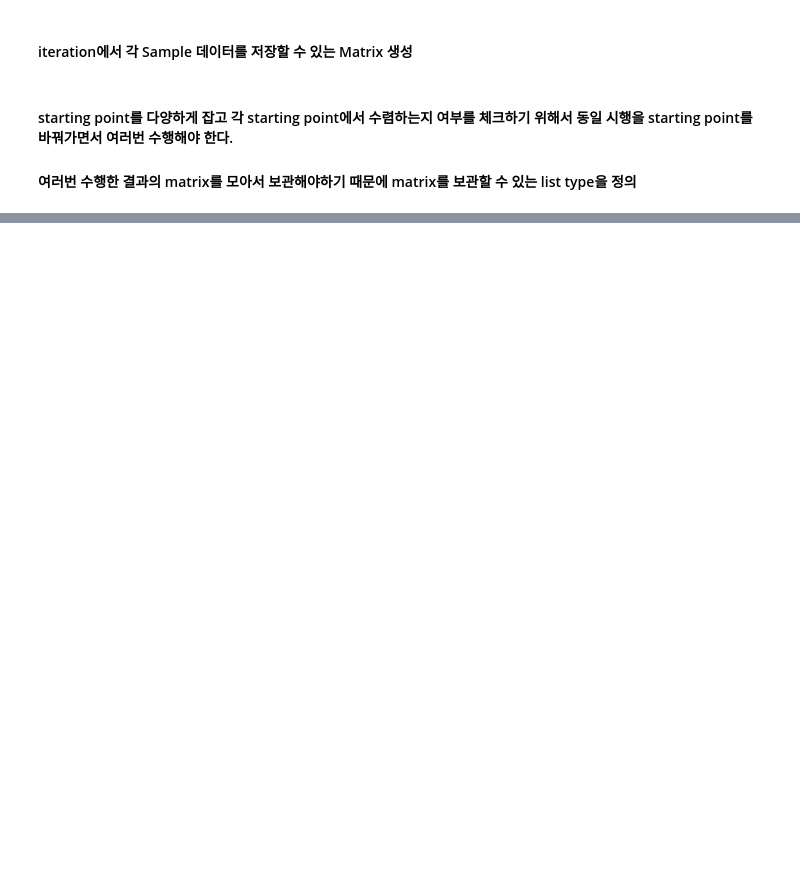
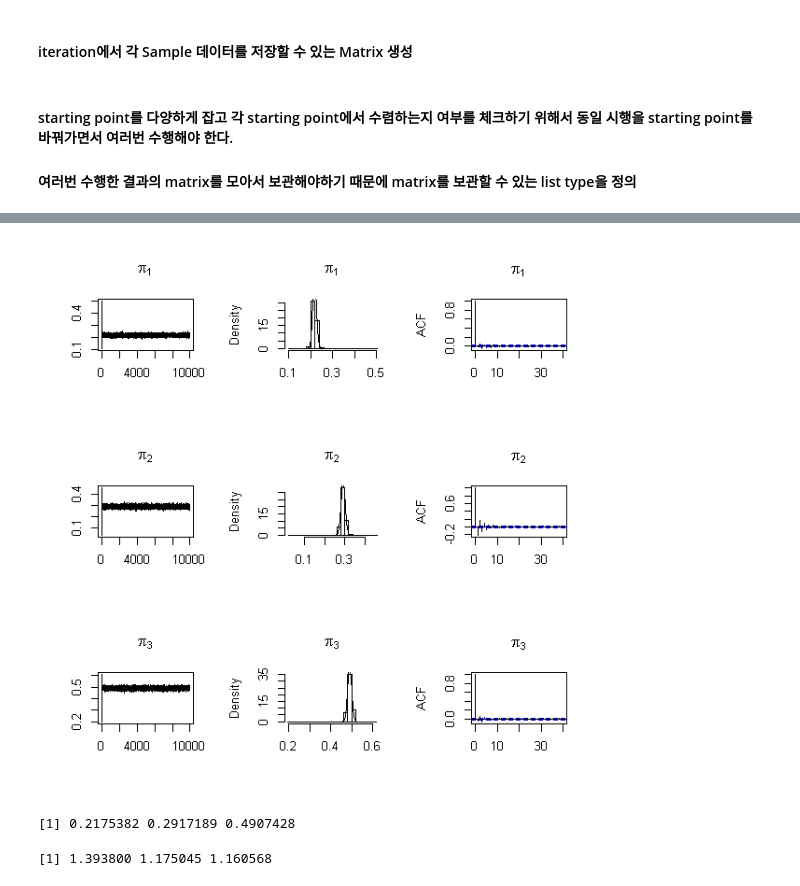
Before and after one commit to seolbluewings/R_code, a Jupyter notebook: 13.Gaussian Mixture Model.ipynb, the cells around one changed output, grey strips where cells are left out. Saved outputs shown, nothing was run; the diff lists cells and outputs as text; code cells hidden in the pictures; blank space fills up the shorter version.

```diff
--- a/13.Gaussian Mixture Model.ipynb
+++ b/13.Gaussian Mixture Model.ipynb
@@ -151,0 +153,27 @@ acf(pi_list[[1]][,3],xlab="",main=expression(pi[3]))
+# %%
+par(mfrow=c(3,3))
+
+ts.plot(pi_list[[1]][,1],type="l",xlab="",ylab="",main=expression(pi[1]))
+hist(pi_list[[1]][,1],breaks=20,freq=FALSE,xlab="",main=expression(pi[1]))
+lines(density(pi_list[[1]][,1]))
+acf(pi_list[[1]][,1],xlab="",main=expression(pi[1]))
+
+ts.plot(pi_list[[1]][,2],type="l",xlab="",ylab="",main=expression(pi[2]))
+hist(pi_list[[1]][,2],breaks=20,freq=FALSE,xlab="",main=expression(pi[2]))
+lines(density(pi_list[[1]][,2]))
+acf(pi_list[[1]][,2],xlab="",main=expression(pi[2]))
+
+ts.plot(pi_list[[1]][,3],type="l",xlab="",ylab="",main=expression(pi[3]))
+hist(pi_list[[1]][,3],breaks=20,freq=FALSE,xlab="",main=expression(pi[3]))
+lines(density(pi_list[[1]][,3]))
+acf(pi_list[[1]][,3],xlab="",main=expression(pi[3]))
+# %% [output]
+[figure, added]
+# %%
+colMeans(pi_list[[3]])
+# %% [output]
+[1] 0.2175382 0.2917189 0.4907428
+# %%
+colMeans(sig_list[[1]])
+# %% [output]
+[1] 1.393800 1.175045 1.160568
```
Also changed, not shown: parts of 8 cells of this notebook.
